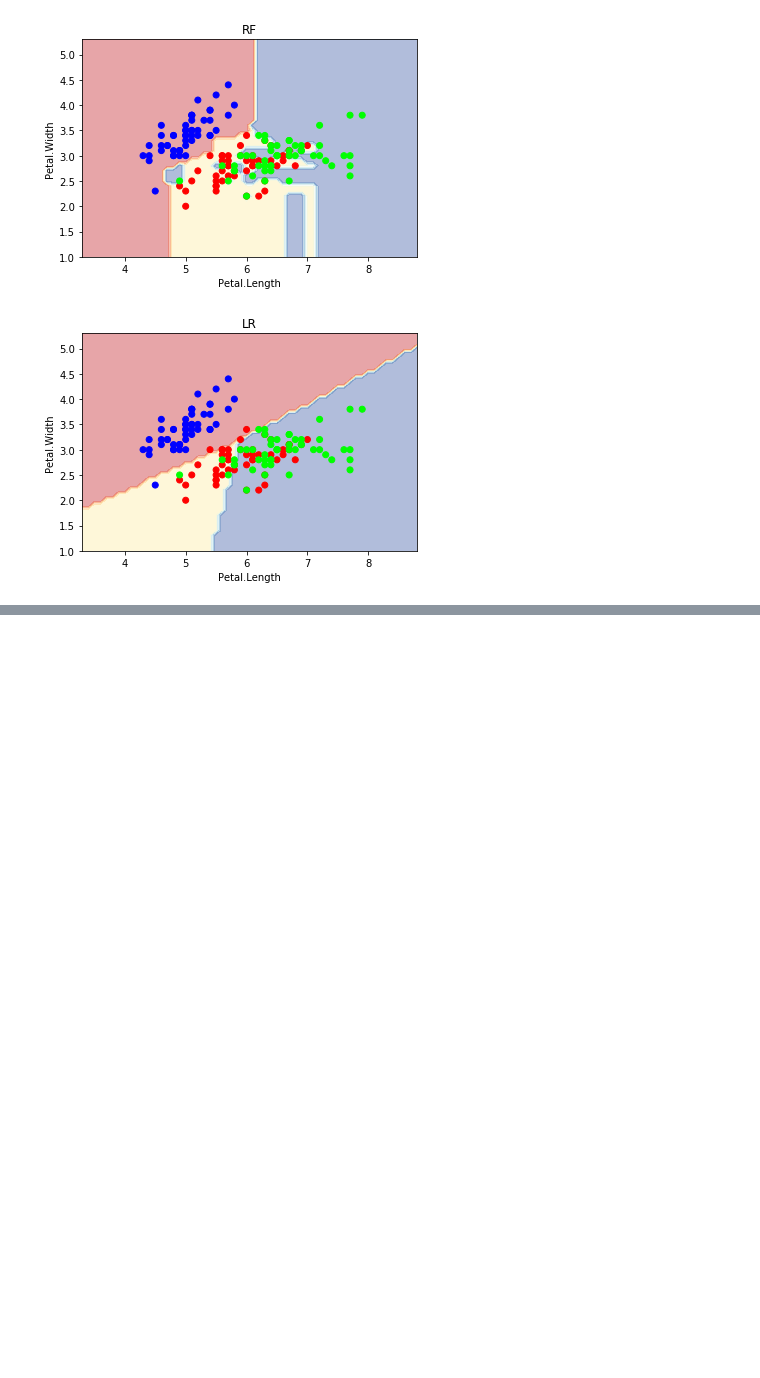
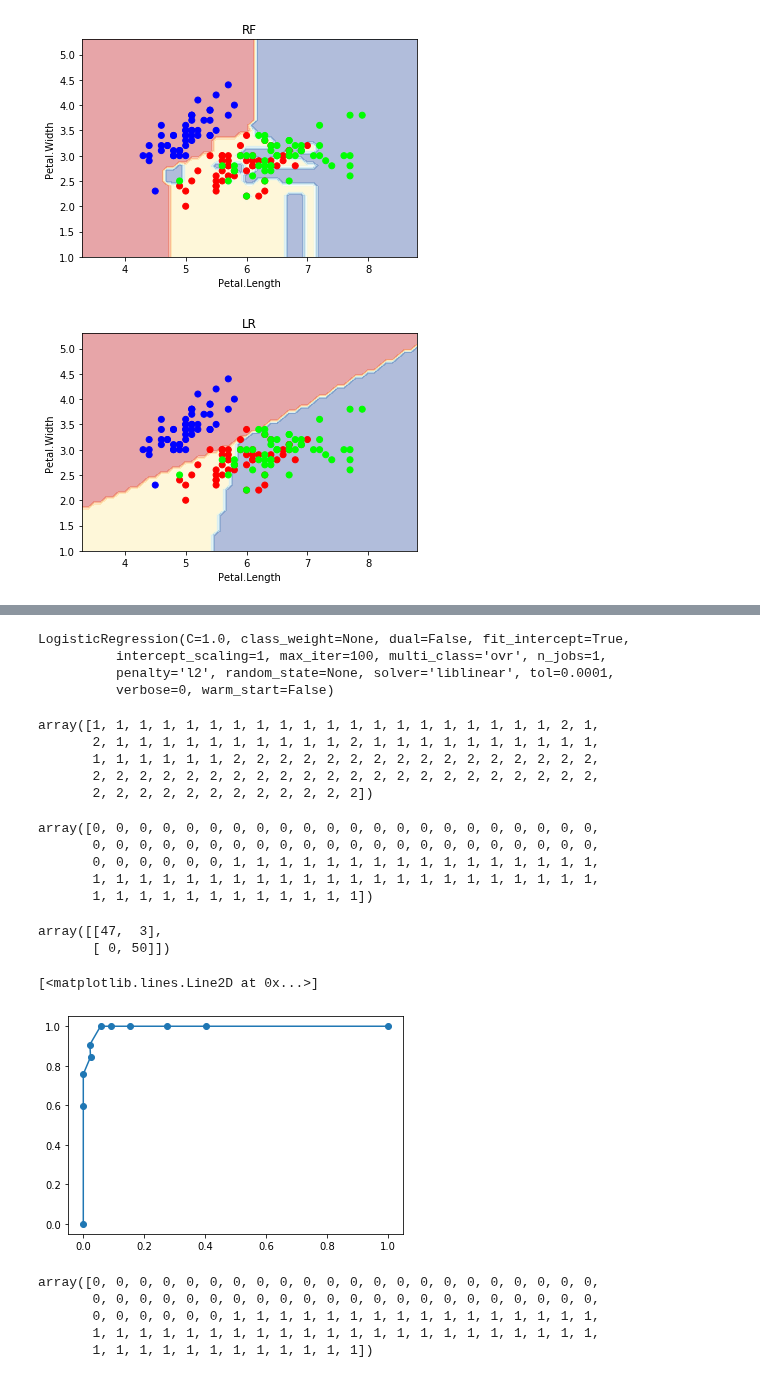
Before and after one commit to ywchiu/taipeifubon, a Jupyter notebook: Demo20200421.ipynb, the cells around one changed output, grey strips where cells are left out. Saved outputs shown, nothing was run; the diff lists cells and outputs as text; code cells hidden in the pictures; blank space fills up the shorter version.

```diff
--- a/Demo20200421.ipynb
+++ b/Demo20200421.ipynb
@@ -522,0 +689,78 @@ plot_estimator(clf4, X, y, 'LR')
+# %%
+from sklearn.datasets import load_iris
+iris = load_iris()
+X = iris.data[50:, :]
+y = iris.target[50:]
+from sklearn.linear_model import LogisticRegression
+clf = LogisticRegression()
+clf.fit(X, y)
+# %% [output]
+LogisticRegression(C=1.0, class_weight=None, dual=False, fit_intercept=True,
+          intercept_scaling=1, max_iter=100, multi_class='ovr', n_jobs=1,
+          penalty='l2', random_state=None, solver='liblinear', tol=0.0001,
+          verbose=0, warm_start=False)
+# %%
+clf.predict(X)
+# %% [output]
+array([1, 1, 1, 1, 1, 1, 1, 1, 1, 1, 1, 1, 1, 1, 1, 1, 1, 1, 1, 1, 2, 1,
+       2, 1, 1, 1, 1, 1, 1, 1, 1, 1, 1, 2, 1, 1, 1, 1, 1, 1, 1, 1, 1, 1,
+       1, 1, 1, 1, 1, 1, 2, 2, 2, 2, 2, 2, 2, 2, 2, 2, 2, 2, 2, 2, 2, 2,
+       2, 2, 2, 2, 2, 2, 2, 2, 2, 2, 2, 2, 2, 2, 2, 2, 2, 2, 2, 2, 2, 2,
+       2, 2, 2, 2, 2, 2, 2, 2, 2, 2, 2, 2])
+# %%
+y_new = y - 1
+y_new
+# %% [output]
+array([0, 0, 0, 0, 0, 0, 0, 0, 0, 0, 0, 0, 0, 0, 0, 0, 0, 0, 0, 0, 0, 0,
+       0, 0, 0, 0, 0, 0, 0, 0, 0, 0, 0, 0, 0, 0, 0, 0, 0, 0, 0, 0, 0, 0,
+       0, 0, 0, 0, 0, 0, 1, 1, 1, 1, 1, 1, 1, 1, 1, 1, 1, 1, 1, 1, 1, 1,
+       1, 1, 1, 1, 1, 1, 1, 1, 1, 1, 1, 1, 1, 1, 1, 1, 1, 1, 1, 1, 1, 1,
+       1, 1, 1, 1, 1, 1, 1, 1, 1, 1, 1, 1])
+# %%
+y_hat = (clf.predict_proba(X)[:,1] > 0.5 ).astype(int)
+# %%
+confusion_matrix(y_new,y_hat)
+# %% [output]
+array([[47,  3],
+       [ 0, 50]])
+# %%
+import numpy as np
+TPR_ARY = [1]
+FPR_ARY = [1]
+for threshold in np.arange(0,1,0.1):
+    y_hat = (clf.predict_proba(X)[:,1] > threshold ).astype(int)
+    m = confusion_matrix(y_new,y_hat)
+    TP = m[0,0]
+    FP = m[0,1]
+    FN = m[1,0]
+    TN = m[1,1]
+    TPR = TP / (TP + FN)
+    FPR = FP / (FP + TN)
+    if pandas.notnull(TPR) and pandas.notnull(FPR):
+        TPR_ARY.append(TPR)
+        FPR_ARY.append(FPR)
+TPR_ARY.append(0)
+FPR_ARY.append(0)
+# %%
+from matplotlib import pyplot as plt
+plt.plot(FPR_ARY, TPR_ARY, 'o-')
+# %% [output]
+[<matplotlib.lines.Line2D at 0x...>]
+[figure, added]
+# %%
+from sklearn.datasets import load_iris
+from sklearn.tree import DecisionTreeClassifier
+from sklearn import preprocessing
+
+iris = load_iris()
+X = iris.data[50:150,]
+
+le = preprocessing.LabelEncoder()
+y = le.fit_transform(iris.target[50:150])
+y
+# %% [output]
+array([0, 0, 0, 0, 0, 0, 0, 0, 0, 0, 0, 0, 0, 0, 0, 0, 0, 0, 0, 0, 0, 0,
+       0, 0, 0, 0, 0, 0, 0, 0, 0, 0, 0, 0, 0, 0, 0, 0, 0, 0, 0, 0, 0, 0,
+       0, 0, 0, 0, 0, 0, 1, 1, 1, 1, 1, 1, 1, 1, 1, 1, 1, 1, 1, 1, 1, 1,
+       1, 1, 1, 1, 1, 1, 1, 1, 1, 1, 1, 1, 1, 1, 1, 1, 1, 1, 1, 1, 1, 1,
+       1, 1, 1, 1, 1, 1, 1, 1, 1, 1, 1, 1])
```
Also changed, not shown: parts of 33 cells of this notebook.
